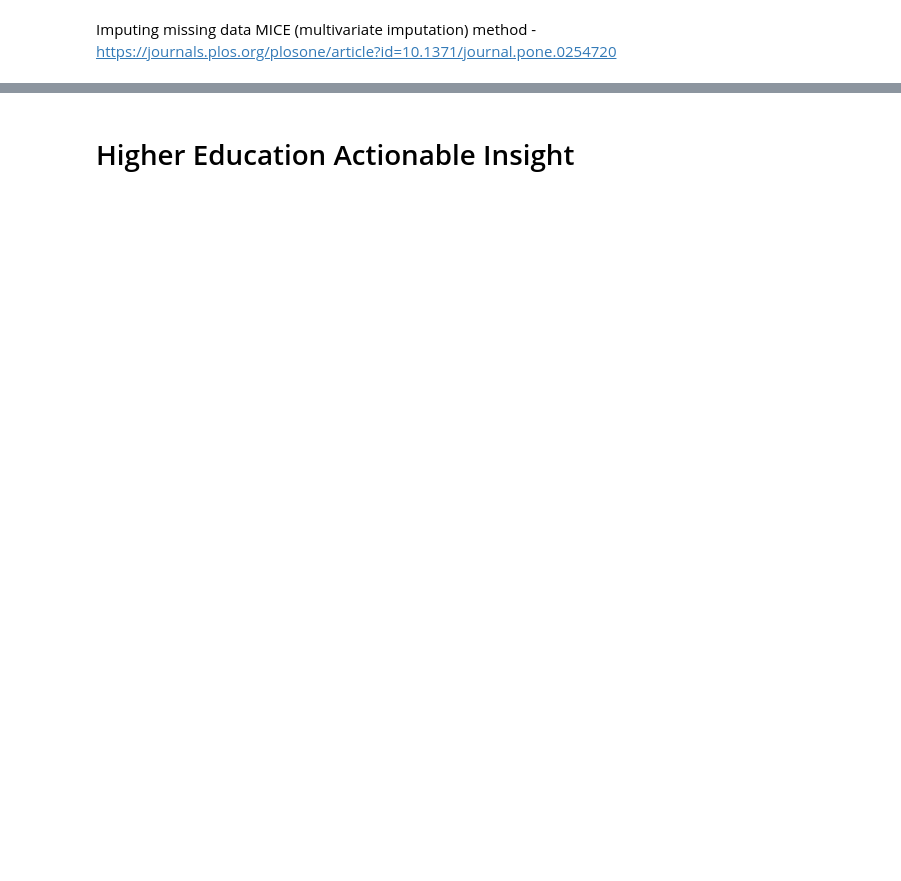
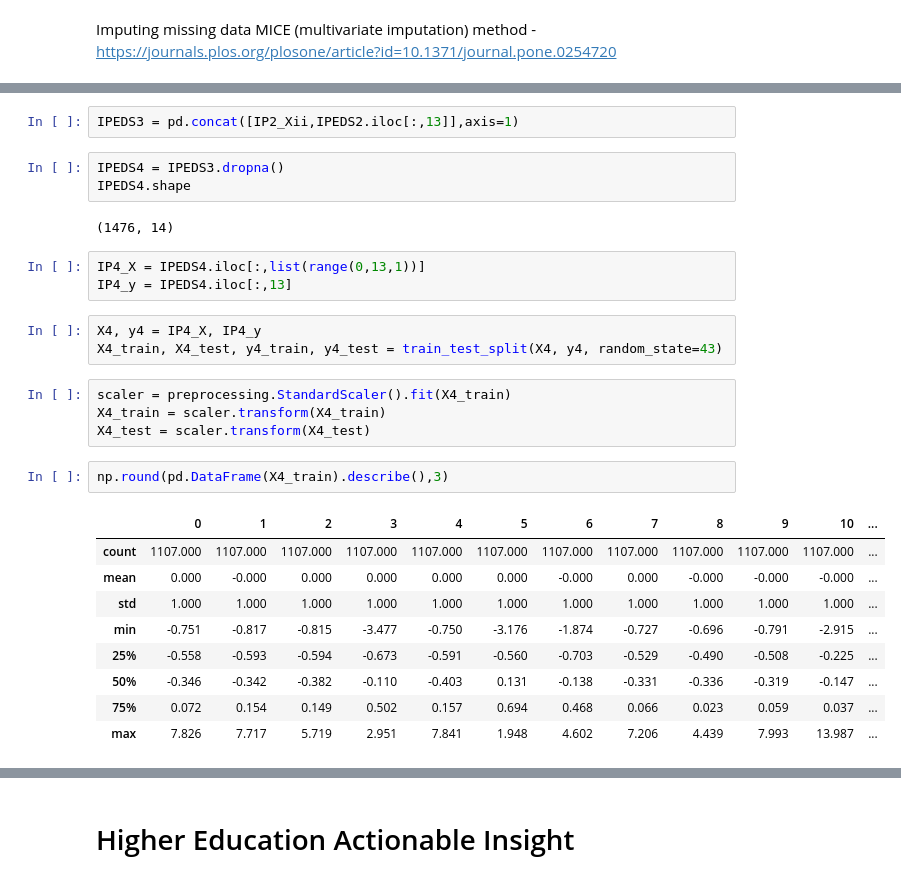
Before and after one commit to ksuaray/IRML---Regression-and-Classification, a Jupyter notebook: Regression_Baseline_Statistical_Model.ipynb, the cells around one changed output, grey strips where cells are left out. Drawn from its saved outputs; the diff is of its cells as text; blank space fills up the shorter version.

```diff
--- a/Regression_Baseline_Statistical_Model.ipynb
+++ b/Regression_Baseline_Statistical_Model.ipynb
@@ -335,0 +377,29 @@ IP_X.shape
+# %%
+IPEDS3 = pd.concat([IP2_Xii,IPEDS2.iloc[:,13]],axis=1)
+# %%
+IPEDS4 = IPEDS3.dropna()
+IPEDS4.shape
+# %% [output]
+(1476, 14)
+# %%
+IP4_X = IPEDS4.iloc[:,list(range(0,13,1))]
+IP4_y = IPEDS4.iloc[:,13]
+# %%
+X4, y4 = IP4_X, IP4_y
+X4_train, X4_test, y4_train, y4_test = train_test_split(X4, y4, random_state=43)
+# %%
+scaler = preprocessing.StandardScaler().fit(X4_train)
+X4_train = scaler.transform(X4_train)
+X4_test = scaler.transform(X4_test)
+# %%
+np.round(pd.DataFrame(X4_train).describe(),3)
+# %% [output]
+|  | 0 | 1 | 2 | 3 | 4 | 5 | 6 | 7 | 8 | 9 | 10 | ... |
+| count | 1107.000 | 1107.000 | 1107.000 | 1107.000 | 1107.000 | 1107.000 | 1107.000 | 1107.000 | 1107.000 | 1107.000 | 1107.000 | ... |
+| mean | 0.000 | -0.000 | 0.000 | 0.000 | 0.000 | 0.000 | -0.000 | 0.000 | -0.000 | -0.000 | -0.000 | ... |
+| std | 1.000 | 1.000 | 1.000 | 1.000 | 1.000 | 1.000 | 1.000 | 1.000 | 1.000 | 1.000 | 1.000 | ... |
+| min | -0.751 | -0.817 | -0.815 | -3.477 | -0.750 | -3.176 | -1.874 | -0.727 | -0.696 | -0.791 | -2.915 | ... |
+| 25% | -0.558 | -0.593 | -0.594 | -0.673 | -0.591 | -0.560 | -0.703 | -0.529 | -0.490 | -0.508 | -0.225 | ... |
+| 50% | -0.346 | -0.342 | -0.382 | -0.110 | -0.403 | 0.131 | -0.138 | -0.331 | -0.336 | -0.319 | -0.147 | ... |
+| 75% | 0.072 | 0.154 | 0.149 | 0.502 | 0.157 | 0.694 | 0.468 | 0.066 | 0.023 | 0.059 | 0.037 | ... |
+| max | 7.826 | 7.717 | 5.719 | 2.951 | 7.841 | 1.948 | 4.602 | 7.206 | 4.439 | 7.993 | 13.987 | ... |
```
Also changed, not shown: parts of 19 cells of this notebook.
